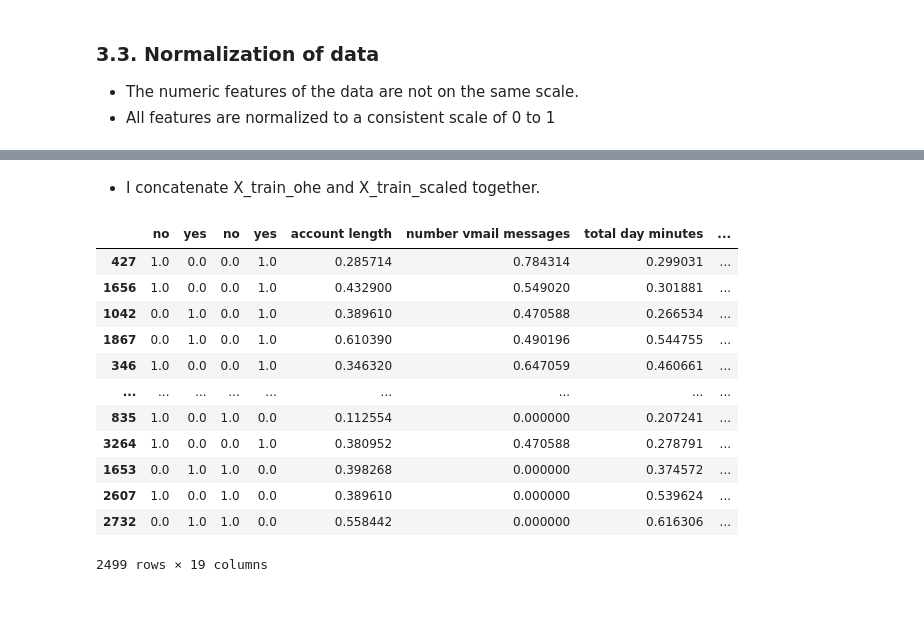
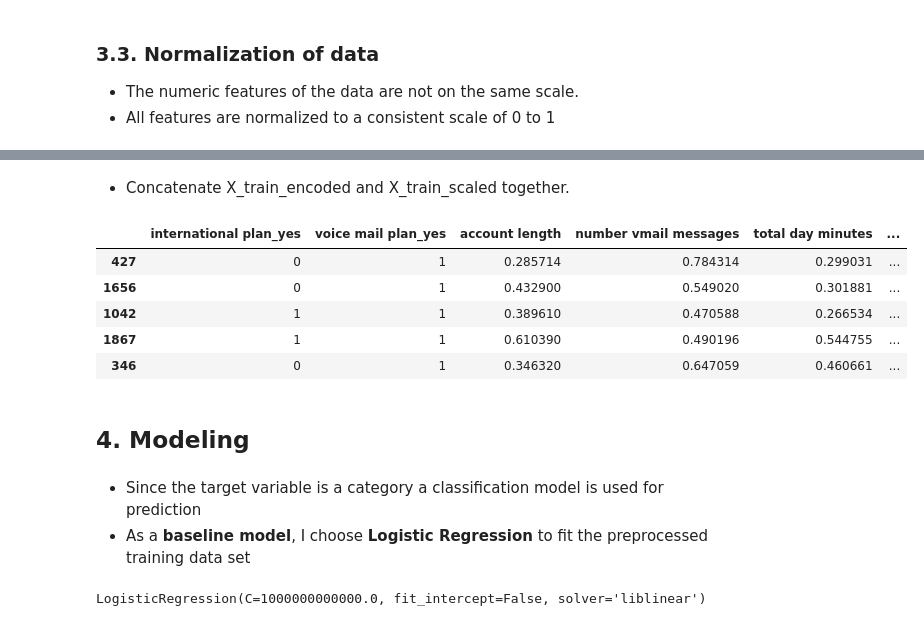
Before and after one commit to Endalkmin/SyriaTel-Customer-Churn-Prediction-Model, a Jupyter notebook: phase-3-project.ipynb, the cells around one changed output, grey strips where cells are left out. Drawn from its saved outputs; the diff is of its cells as text; code cells hidden in the pictures.

Commit message:
Modeling and Evaluation

```diff
--- a/phase-3-project.ipynb
+++ b/phase-3-project.ipynb
@@ -99,7 +119,7 @@ y = df["churn"]
 X = df.drop("churn", axis=1)
 # %%
 # split the data to train and test data sets
-X_train, X_test, y_train, y_test = train_test_split(X, y, random_state=0)
+X_train, X_test, y_train, y_test = train_test_split(X, y, test_size=0.25, random_state=0)
 # %% [markdown]
 ## 3. Data Preprocessing
 # %% [markdown]
@@ -181,16 +192,0 @@ X_train_categorical
-# %%
-from sklearn.preprocessing import OneHotEncoder
-import numpy as np
-
-ohe = OneHotEncoder(handle_unknown="ignore", sparse=False)
-
-ohe.fit(X_train_categorical)
-
-X_train_ohe = pd.DataFrame(
-    ohe.transform(X_train_categorical),
-    # index is important to ensure we can concatenate with other columns
-    index=X_train_categorical.index,
-    # we are dummying multiple columns at once, so stack the names
-    columns=np.hstack(ohe.categories_)
-)
-X_train_ohe
@@ -210,0 +193,5 @@ X_train_ohe
+# %%
+#X_train categorical varibles are converted to dummy encoded variables
+X_train_encoded = pd.get_dummies(X_train_categorical, columns=['international plan', 'voice mail plan'], drop_first=True)
+
+print(X_encoded.head())
@@ -259,19 +238,24 @@ X_train_scaled
 # %% [markdown]
-* I concatenate X_train_ohe and X_train_scaled together.
+* Concatenate X_train_encoded and X_train_scaled together.
 # %%
-X_train_all = pd.concat([X_train_ohe, X_train_scaled], axis=1)
-X_train_all
+X_train_all = pd.concat([X_train_encoded, X_train_scaled], axis=1)
+X_train_all.head()
 # %% [output]
-|  | no | yes | no | yes | account length | number vmail messages | total day minutes | ... |
-| 427 | 1.0 | 0.0 | 0.0 | 1.0 | 0.285714 | 0.784314 | 0.299031 | ... |
-| 1656 | 1.0 | 0.0 | 0.0 | 1.0 | 0.432900 | 0.549020 | 0.301881 | ... |
-| 1042 | 0.0 | 1.0 | 0.0 | 1.0 | 0.389610 | 0.470588 | 0.266534 | ... |
-| 1867 | 0.0 | 1.0 | 0.0 | 1.0 | 0.610390 | 0.490196 | 0.544755 | ... |
-| 346 | 1.0 | 0.0 | 0.0 | 1.0 | 0.346320 | 0.647059 | 0.460661 | ... |
-| ... | ... | ... | ... | ... | ... | ... | ... | ... |
-| 835 | 1.0 | 0.0 | 1.0 | 0.0 | 0.112554 | 0.000000 | 0.207241 | ... |
-| 3264 | 1.0 | 0.0 | 0.0 | 1.0 | 0.380952 | 0.470588 | 0.278791 | ... |
-| 1653 | 0.0 | 1.0 | 1.0 | 0.0 | 0.398268 | 0.000000 | 0.374572 | ... |
-| 2607 | 1.0 | 0.0 | 1.0 | 0.0 | 0.389610 | 0.000000 | 0.539624 | ... |
-| 2732 | 0.0 | 1.0 | 1.0 | 0.0 | 0.558442 | 0.000000 | 0.616306 | ... |
+|  | international plan_yes | voice mail plan_yes | account length | number vmail messages | total day minutes | ... |
+| 427 | 0 | 1 | 0.285714 | 0.784314 | 0.299031 | ... |
+| 1656 | 0 | 1 | 0.432900 | 0.549020 | 0.301881 | ... |
+| 1042 | 1 | 1 | 0.389610 | 0.470588 | 0.266534 | ... |
+| 1867 | 1 | 1 | 0.610390 | 0.490196 | 0.544755 | ... |
+| 346 | 0 | 1 | 0.346320 | 0.647059 | 0.460661 | ... |
-2499 rows × 19 columns
+# %% [markdown]
+## 4. Modeling
+# %% [markdown]
+* Since the target variable is a category a classification model is used for prediction
+* As a **baseline model**, I choose **Logistic Regression** to fit the preprocessed training data set
+# %%
+#instantiate Logestic regression and fit the training data
+logreg = LogisticRegression(fit_intercept=False, C=1e12, solver='liblinear')
+log_model = logreg.fit(X_train_all, y_train)
+log_model
+# %% [output]
+LogisticRegression(C=1000000000000.0, fit_intercept=False, solver='liblinear')
```
Also changed, not shown: parts of 50 cells of this notebook.
